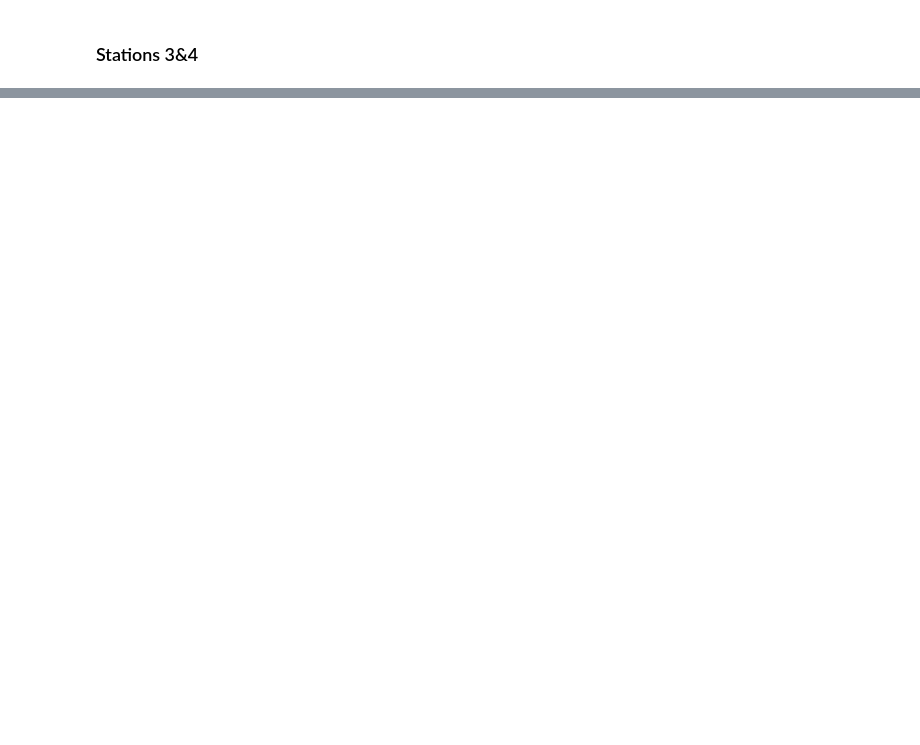
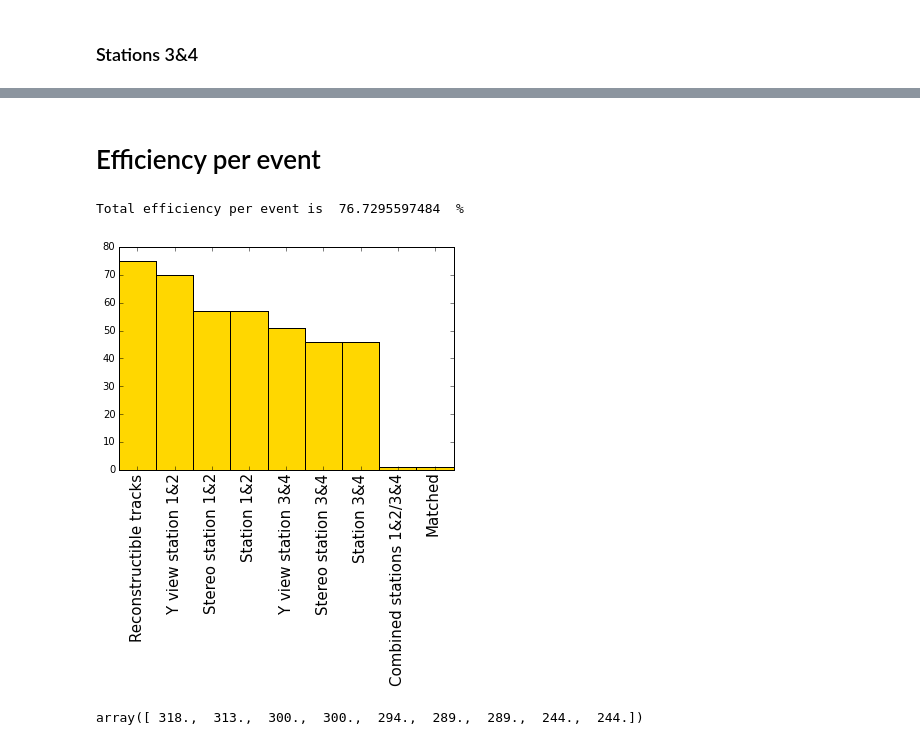
Before and after one commit to yandexdataschool/ship_tracks_recognition, a Jupyter notebook: notebooks/track_pattern_recognition.ipynb, the cells around one changed output, grey strips where cells are left out. Drawn from its saved outputs; the diff is of its cells as text; code cells hidden in the pictures; blank space fills up the shorter version.

```diff
--- a/notebooks/track_pattern_recognition.ipynb
+++ b/notebooks/track_pattern_recognition.ipynb
@@ -160,0 +197,34 @@ plt.show()
+# %% [markdown]
+# Efficiency per event
+# %%
+from efficiency import efficiency_per_event
+
+n_events = efficiency_per_event(reconstructible_events, reco_events12, reco_events34, match_tracks, true_pdg_dict)
+
+n_events = numpy.array(n_events)
+
+labels = ['Reconstructible tracks',
+          'Y view station 1&2',
+          'Stereo station 1&2',
+          'Station 1&2',
+          'Y view station 3&4',
+          'Stereo station 3&4',
+          'Station 3&4',
+          'Combined stations 1&2/3&4',
+          'Matched']
+
+print 'Total efficiency per event is ', 1. * n_events[-1] / n_events[0] * 100., ' %'
+
+x = range(len(labels))
+#plt.figure(figsize=(15,5))
+plt.bar(x, n_events - n_events.min() + 1., width=1., color='gold', align='center')
+plt.xticks(x, labels, rotation=90, size=15)
+plt.xlim(-0.5, 8.5)
+plt.show()
+# %% [output]
+Total efficiency per event is  76.7295597484  %
+[figure, added]
+# %%
+n_events
+# %% [output]
+array([ 318.,  313.,  300.,  300.,  294.,  289.,  289.,  244.,  244.])
```
Also changed, not shown: parts of 24 cells of this notebook, 1 other file.
